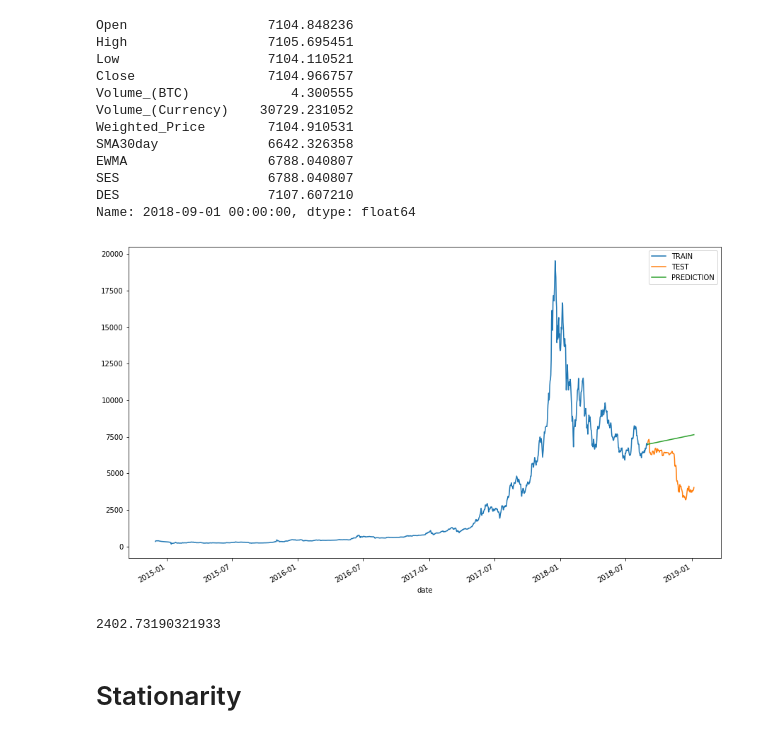
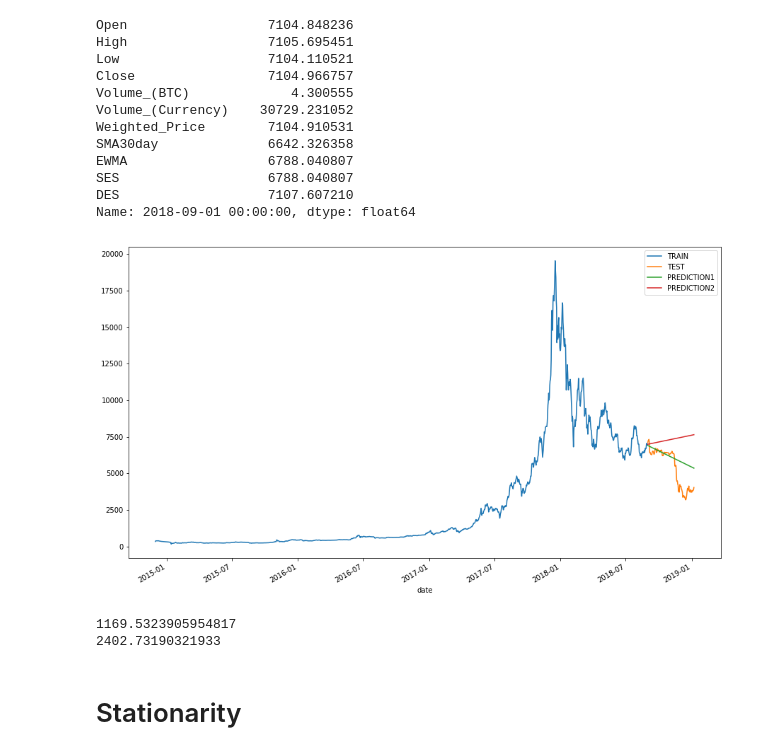
Before and after one commit to legomydiego/Thinkful-Final-Capstone, a Jupyter notebook: Final Capstone.ipynb, the cells around one changed output. Drawn from its saved outputs; the diff is of its cells as text; code cells hidden in the pictures.

```diff
--- a/Final Capstone.ipynb
+++ b/Final Capstone.ipynb
@@ -178,20 +178,27 @@ test = df['Close'][1336:]
 # %%
 # Double exponential smoothing modelling, since I can't tell if there is a seasonality factor, but there is kind of
 # a growth trend if you ignore the mania of 2018
-fitted_DES_model = ExponentialSmoothing(train, trend='add').fit()
-fitted_DES_predictions = fitted_DES_model.forecast(129)
-fitted_DES_predictions.index = test.index
+fitted_DES_model1 = ExponentialSmoothing(train, trend='add').fit(smoothing_level=.36, smoothing_slope=-.02)
+fitted_DES_model2 = ExponentialSmoothing(train, trend='add').fit(optimized=True)
+fitted_DES_predictions1 = fitted_DES_model1.forecast(129)
+fitted_DES_predictions2 = fitted_DES_model2.forecast(129)
+fitted_DES_predictions1.index = test.index
+fitted_DES_predictions2.index = test.index
 # %%
 train.plot(legend=True,label='TRAIN')
 test.plot(legend=True,label='TEST',figsize=(15,9))
-fitted_DES_predictions.plot(legend=True,label='PREDICTION');
+fitted_DES_predictions1.plot(legend=True,label='PREDICTION1')
+fitted_DES_predictions2.plot(legend=True,label='PREDICTION2');
 # %% [output]
-[figure, old version]
+[figure, new version]
-# %%
-fitted_DES_error = rmse(test, fitted_DES_predictions)
-print(fitted_DES_error)
-# %% [output]
-2402.73190321933
+# %%
+fitted_DES_error1 = rmse(test, fitted_DES_predictions1)
+fitted_DES_error2 = rmse(test, fitted_DES_predictions2)
+print(fitted_DES_error1)
+print(fitted_DES_error2)
+# %% [output]
+1169.5323905954817
+2402.73190321933
 # %%
 # The prediction returned by the double exponential smoothing model is of a continuation of the bull market of 17-18.
 # Given the break between the train and test data, the prediction basically followed the trend present in the previous
```
Also changed, not shown: parts of 21 cells of this notebook, 1 other file.
